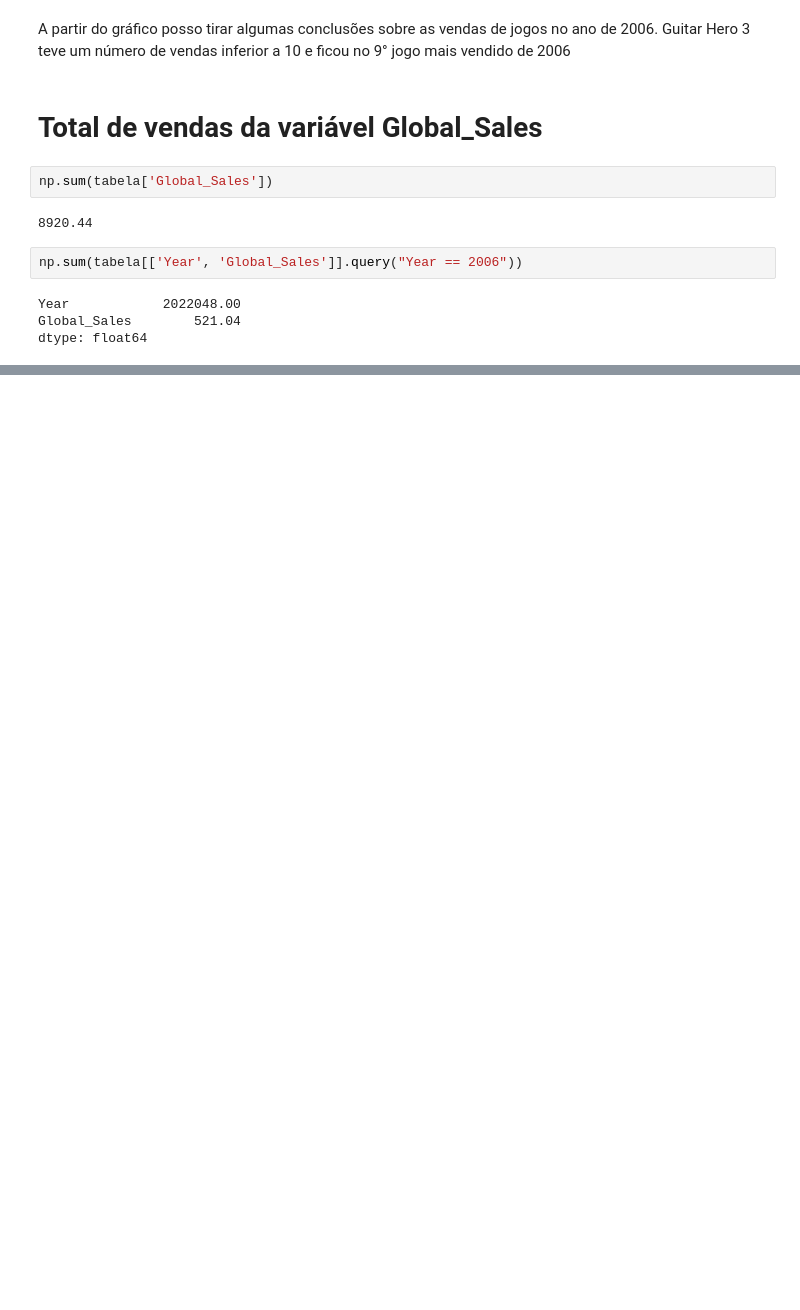
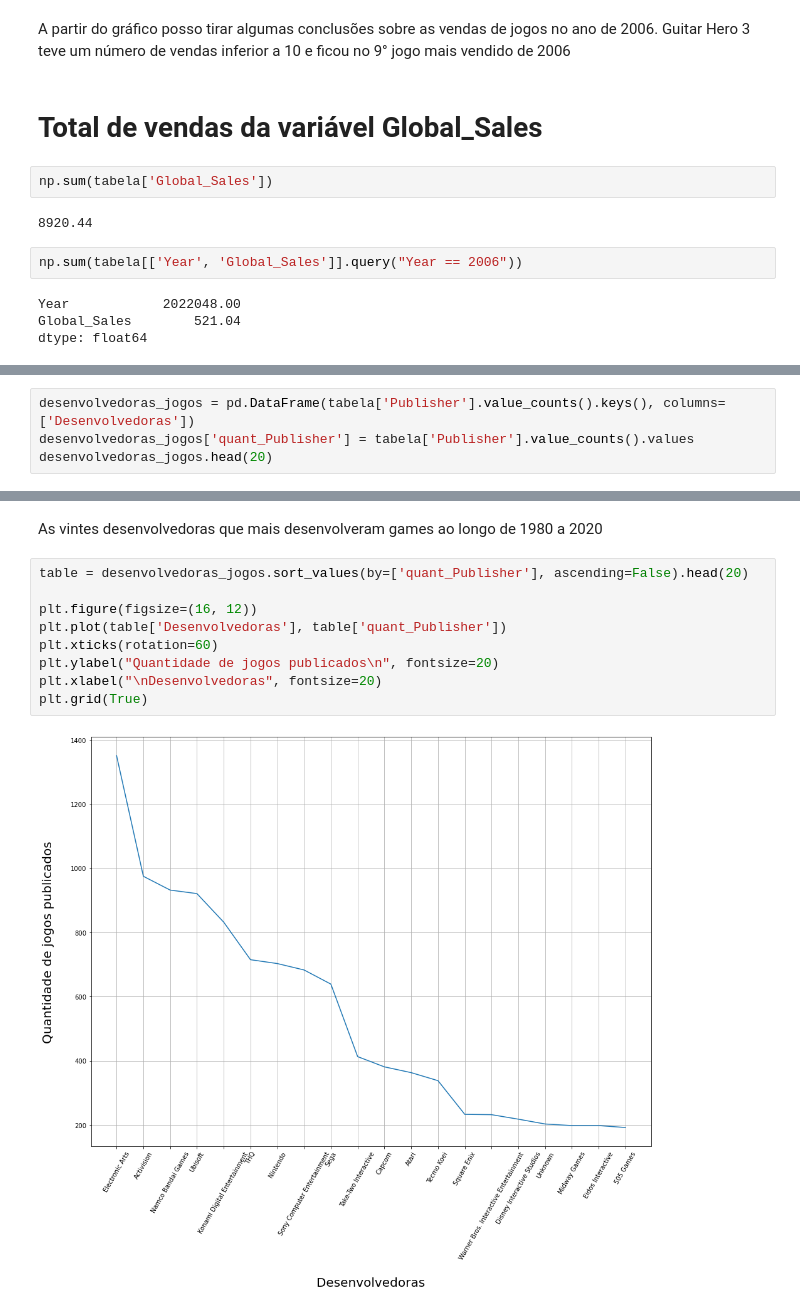
Before and after one commit to DevRaphael7/exercicios_matplotlib, a Jupyter notebook: 005 - Venda de jogos 1980 a 2016.ipynb, the cells around one changed output, grey strips where cells are left out. Drawn from its saved outputs; the diff is of its cells as text; blank space fills up the shorter version.

```diff
--- a/005 - Venda de jogos 1980 a 2016.ipynb
+++ b/005 - Venda de jogos 1980 a 2016.ipynb
@@ -315,0 +338,4 @@ dtype: float64
+# %%
+desenvolvedoras_jogos = pd.DataFrame(tabela['Publisher'].value_counts().keys(), columns=['Desenvolvedoras'])
+desenvolvedoras_jogos['quant_Publisher'] = tabela['Publisher'].value_counts().values
+desenvolvedoras_jogos.head(20)
@@ -315,0 +360,13 @@ dtype: float64
+# %% [markdown]
+As vintes desenvolvedoras que mais desenvolveram games ao longo de 1980 a 2020
+# %%
+table = desenvolvedoras_jogos.sort_values(by=['quant_Publisher'], ascending=False).head(20)
+
+plt.figure(figsize=(16, 12))
+plt.plot(table['Desenvolvedoras'], table['quant_Publisher'])
+plt.xticks(rotation=60)
+plt.ylabel("Quantidade de jogos publicados\n", fontsize=20)
+plt.xlabel("\nDesenvolvedoras", fontsize=20)
+plt.grid(True)
+# %% [output]
+[figure, added]
```
Also changed, not shown: parts of 8 cells of this notebook, 2 other files.
